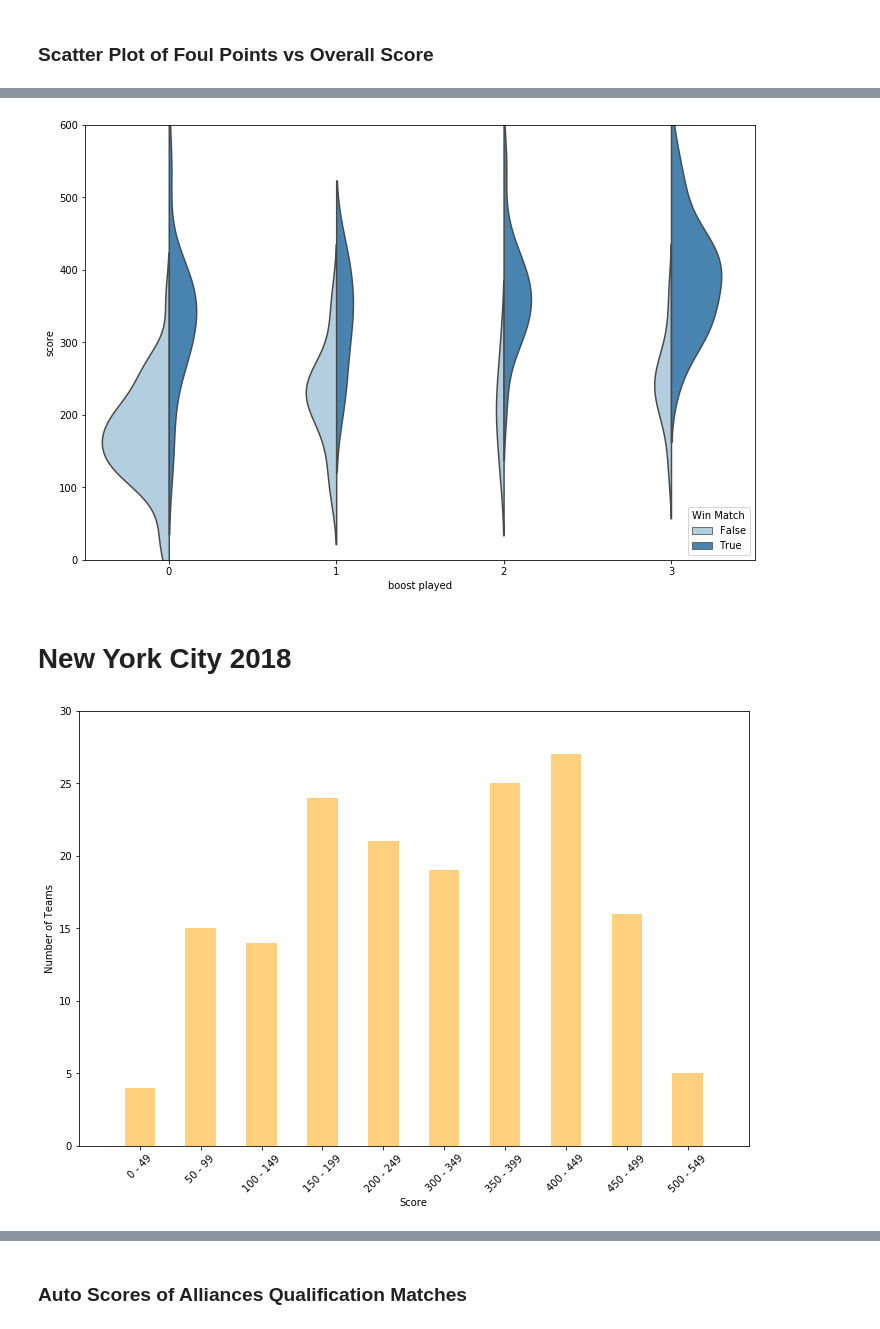
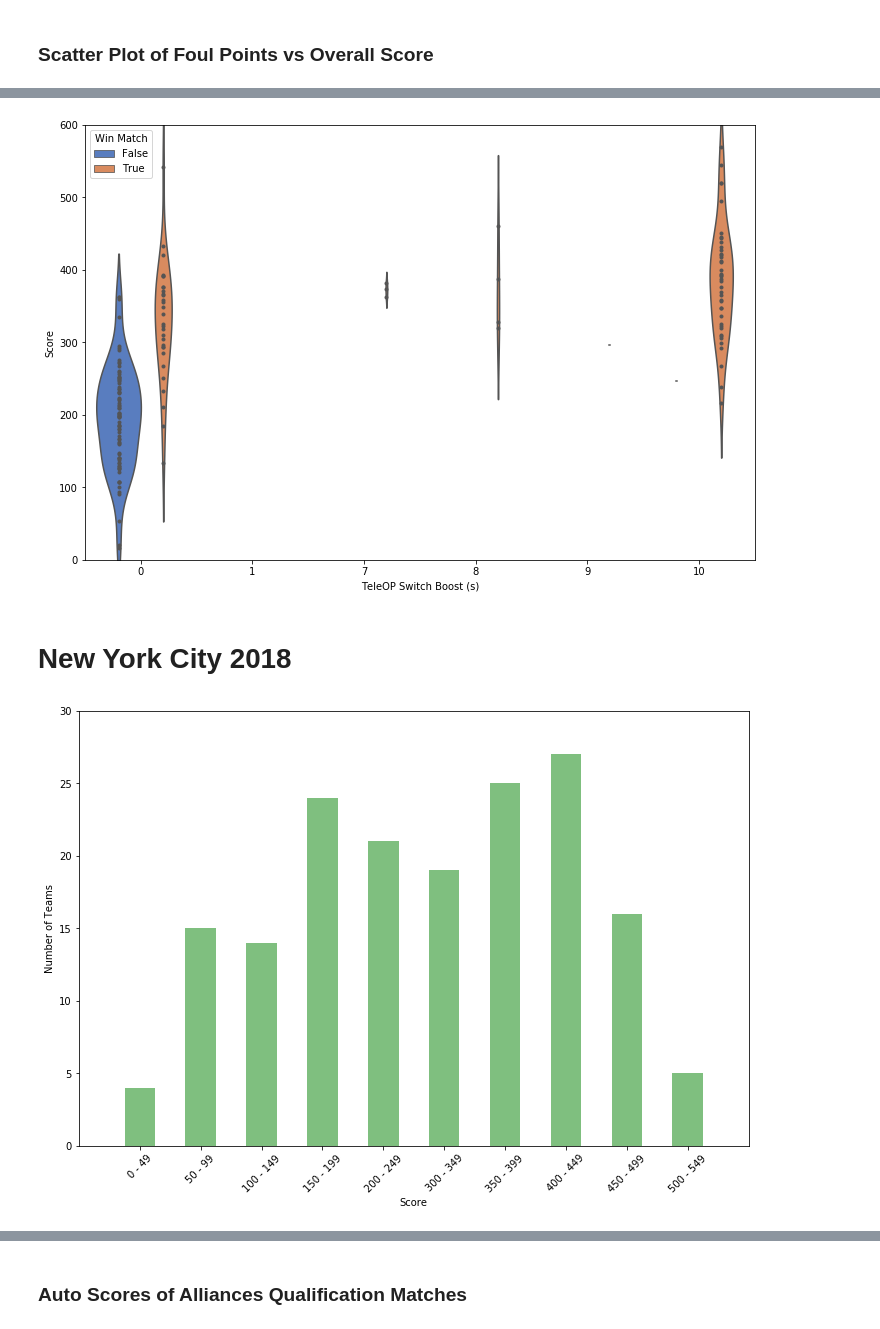
Before and after one commit to mahimarib/jupyter-demo, a Jupyter notebook: FRC Stat Sheet.ipynb, the cells around one changed output, grey strips where cells are left out. Cells and saved outputs as stored; diff of their text form; code cells hidden in the pictures.

```diff
--- a/FRC Stat Sheet.ipynb
+++ b/FRC Stat Sheet.ipynb
@@ -215,11 +299,18 @@ Text(0.5,20.8,'Score')
 # %%
-sns.violinplot(data=nysu, x='boost played', y='score', hue='win match',
-               split=True, palette='Blues', inner=None, scale_hue=False, scale='count')
-legend(loc='lower right', title='Win Match')
+teleop_scale_boost_sec = pd.concat([nysu_2018_qm['score_breakdown.red.teleopScaleBoostSec'],
+                                    nysu_2018_qm['score_breakdown.blue.teleopScaleBoostSec']])
+
+nysu['teleop scale boost sec'] = teleop_scale_boost_sec
+
+sns.violinplot(data=nysu, x='teleop scale boost sec', y='score', hue='win match',
+               palette='muted', inner='point', scale='count', scale_hue=False)
+legend(loc='upper left', title='Win Match')
+xlabel('TeleOP Switch Boost (s)')
+ylabel('Score')
 ylim([0, 600])
 figsize(12, 8)
 # %% [output]
-[figure, old version]
+[figure, new version]
 # %% [markdown]
 # New York City 2018
 # %%
@@ -241,14 +332,14 @@ nyny_auto_scores = pd.concat([nyny_2018_qm['score_breakdown.blue.autoPoints'],
                               nyny_2018_qm['score_breakdown.red.autoPoints']])
 # %%
 hist(pd.concat([nyny_2018_qm['alliances.blue.score'], nyny_2018_qm['alliances.red.score']]),
-     rwidth=.5, alpha=0.5, align='left', bins=score_bins, color='orange')
+     rwidth=.5, alpha=0.5, align='left', bins=score_bins, color='green')
 xlim([-50, 500])
 ylim([0, 30])
 xlabel('Score')
 xticks(arange(0, 500, 50), score_labels, rotation=45)
 ylabel('Number of Teams')
 figsize(12, 8)
 # %% [output]
-[figure, old version]
+[figure, new version]
 # %%
 nyny_scores = pd.concat([nyny_2018_qm['alliances.blue.score'], nyny_2018_qm['alliances.red.score']])
```
Also changed, not shown: parts of 25 cells of this notebook.
